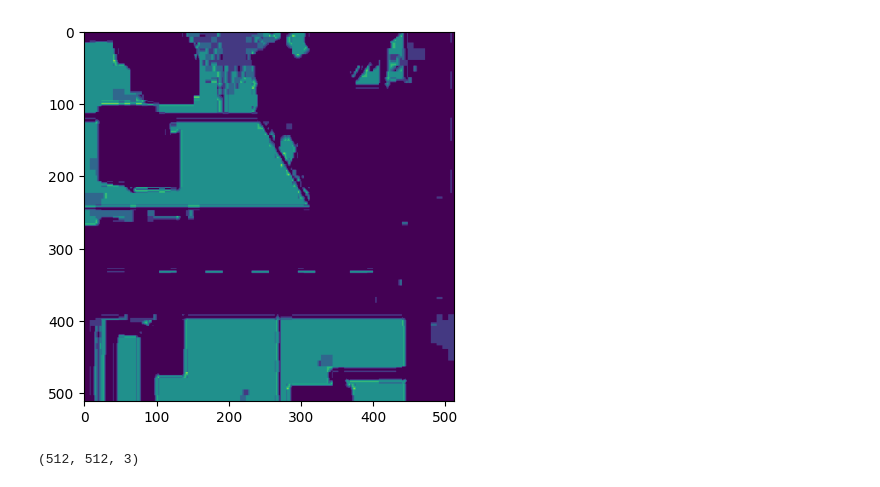
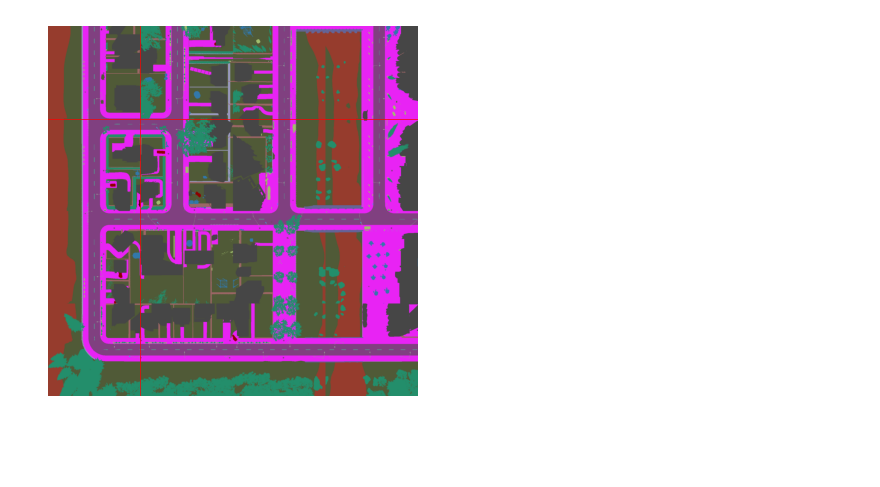
Before and after one commit to danielmtzbarba/CarlaClient, a Jupyter notebook: scripts/create-topview-map.ipynb, the cells around one changed output. Saved outputs shown, nothing was run; the diff lists cells and outputs as text; code cells hidden in the pictures; blank space fills up the shorter version.

Commit message:
mosaic 8x8 OK

```diff
--- a/scripts/create-topview-map.ipynb
+++ b/scripts/create-topview-map.ipynb
@@ -41,12 +59,14 @@ camera_bp.set_attribute("fov",str(90))
 camera = world.spawn_actor(camera_bp, camera_transform)
 # %%
 def get_image(data):
-    global img, frame
+    global frame
+    frame = data
 
-    frame = data
-    raw = np.array(data.raw_data).astype('uint8')
+def process_frame(frame, path):
+    frame.convert(carla.ColorConverter.CityScapesPalette)
+    raw = np.array(frame.raw_data).astype('uint8')
     bgra = np.reshape(raw, (512, 512, 4))
     bgra = Image.fromarray(bgra, 'RGBA')
-    img = bgra.convert("L")
-
-camera.listen(lambda data: get_image(data))
+    img = bgra.convert("RGB")
+    img.save(path)
+    return img
@@ -53,3 +108,20 @@ camera.listen(lambda data: get_image(data))
+# %%
+mosaics=[]
+
+offsets = [(0.0, 0.0), (0.0, 128.0), (128.0, 0.0), (128.0, 128.0)]
+
+for ox, oy in offsets:
+    x_min, x_max = 0 + ox, 64.0 + ox
+    y_min, y_max = 0 + oy, 64.0 + oy
+
+    X = np.arange(x_min, x_max+stride, stride)
+    Y = np.arange(y_min, y_max+stride, stride)
+
+    imgs = get_mosaic(X, Y, save_dir)
+    saico = concat_mosaic(imgs, "mosaic3.jpg")
+    mosaics.append(saico)
+
+mopsycho = concat_mosaic_of_mosaics(mosaics)
 # %%
 map = "Town01"
 save_dir = f"maps/{map}/"
@@ -80,12 +141,13 @@ im = Image.open(img_path)
-# %%
-plt.imshow(im)
-plt.show()
-# %% [output]
-[figure, removed]
-# %%
-print(np.array(img).shape)
-# %% [output]
-(512, 512, 3)
+# %%
+plt.imshow(mopsycho)
+plt.grid(False)
+plt.axis('off')
+plt.axhline(y = 512, color = 'r', linewidth=0.5,linestyle = '-')
+plt.axvline(x = 512, color = 'r', linewidth=0.5, linestyle = '-')
+plt.savefig('mosaic-plt.png')
+plt.show()
+# %% [output]
+[figure, added]
 # %%
 import cv2
 from pathlib import Path
```
Also changed, not shown: parts of 9 cells of this notebook, 1 other file.
